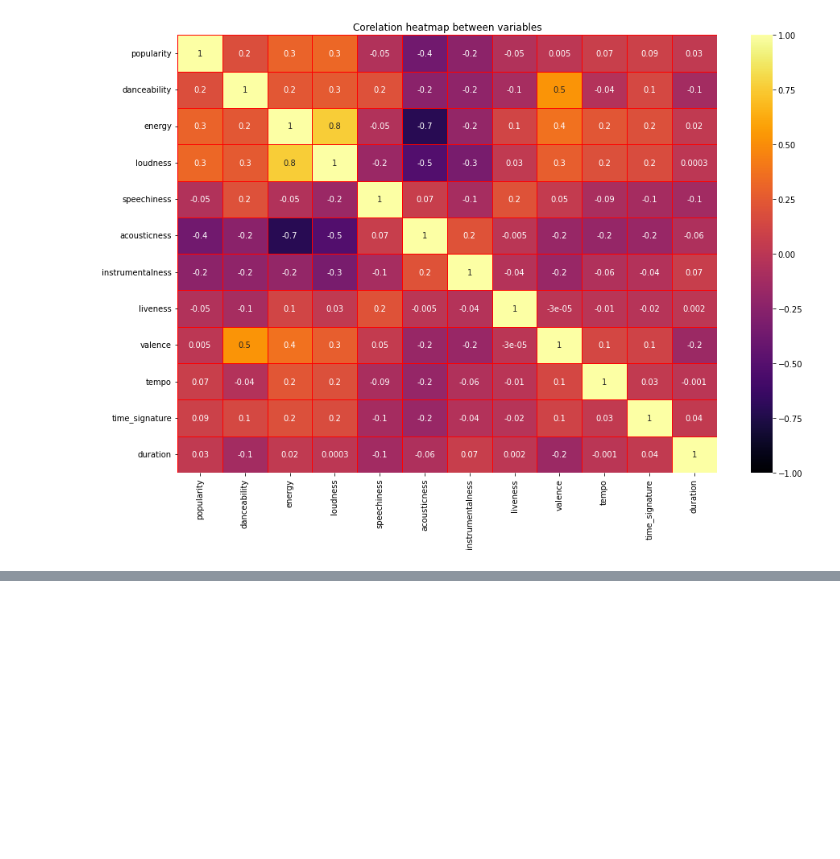
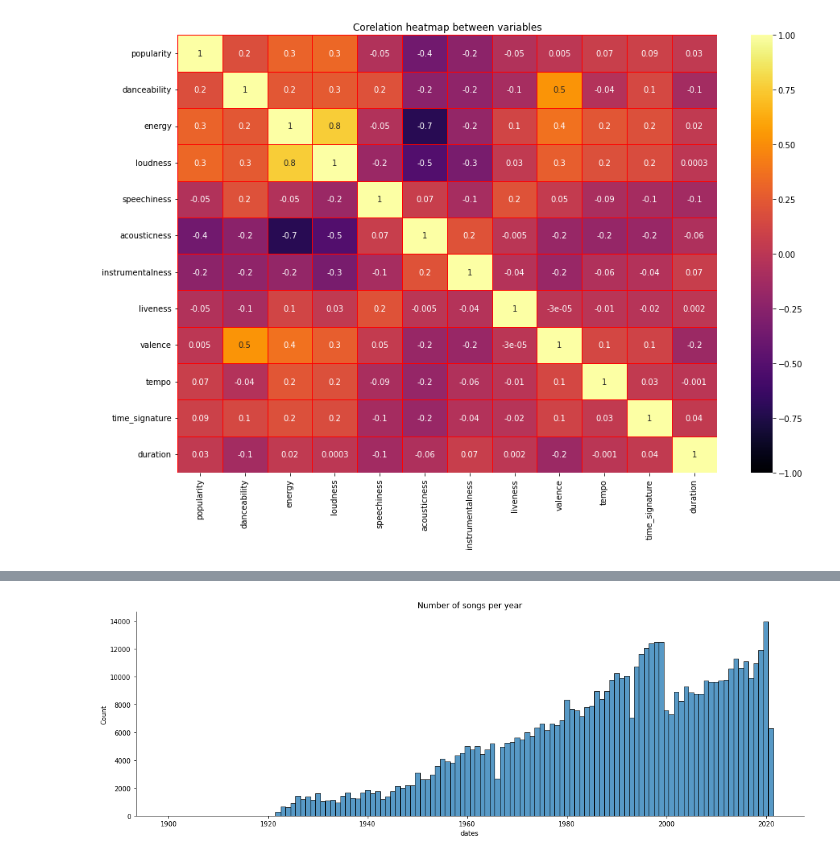
Before and after one commit to SaptarshiChakraborty/CAT-Study-Material, a Jupyter notebook: saptarshiprojectspotify.ipynb, the cells around one changed output, grey strips where cells are left out. Cells and saved outputs as stored; diff of their text form; code cells hidden in the pictures; blank space fills up the shorter version.

Commit message:
Kaggle Notebook | SaptarshiProjectSPotify | Version 6

```diff
--- a/saptarshiprojectspotify.ipynb
+++ b/saptarshiprojectspotify.ipynb
@@ -213,0 +214,4 @@ sns.regplot(data=sample_spotify_data,y="popularity",x="acousticness",color="gree
+# %%
+spotify_data["dates"]=spotify_data.index.get_level_values("release_date")
+spotify_data.dates=pd.to_datetime(spotify_data.dates)
+years=spotify_data.dates.dt.year
@@ -213,0 +220,4 @@ sns.regplot(data=sample_spotify_data,y="popularity",x="acousticness",color="gree
+# %%
+sns.displot(years,discrete=True, aspect=3,height=5,kind="hist").set(title="Number of songs per year");
+# %% [output]
+[figure, added]
```
Also changed, not shown: parts of 7 cells of this notebook.
